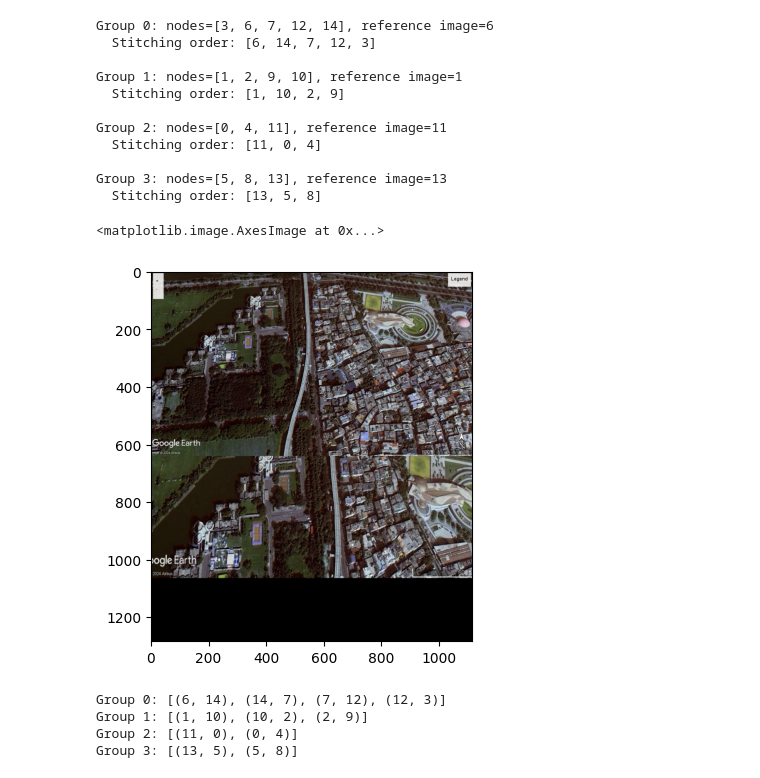
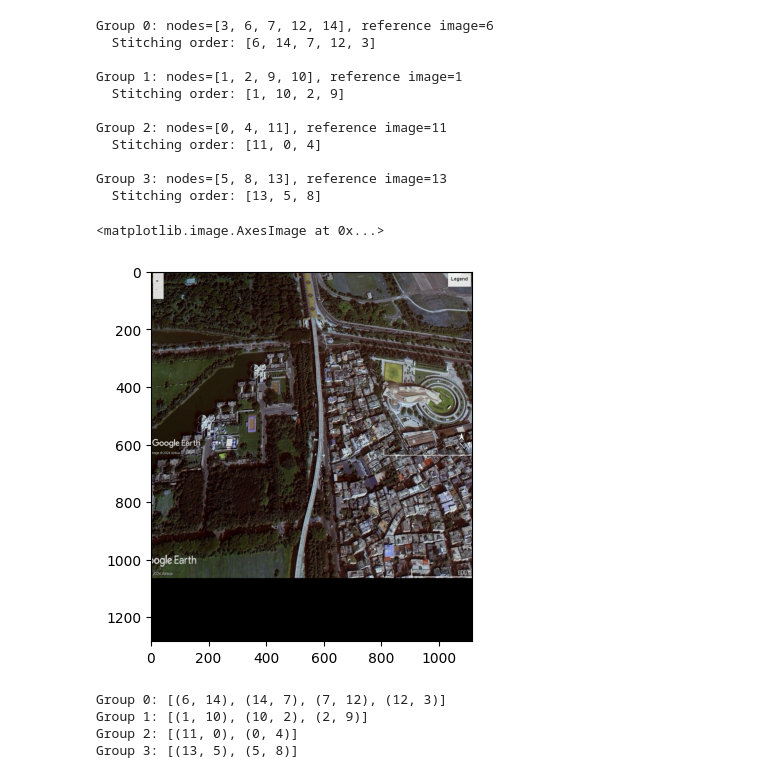
Before and after one commit to aparajaya18-star/MaptheMap, a Jupyter notebook: PBIM.ipynb, the cells around one changed output. Drawn from its saved outputs; the diff is of its cells as text; code cells hidden in the pictures.

Commit message:
correct warping and blending logic

```diff
--- a/PBIM.ipynb
+++ b/PBIM.ipynb
@@ -228,33 +228,33 @@ def warp_and_blend(img1, img2, H):
 # %%
 img1 = X_train[13]
 img2 = X_train[5]
 
 kp1, des1 = orb.detectAndCompute(img1, None)
 kp2, des2 = orb.detectAndCompute(img2, None)
 
 # Use BFMatcher to find matches between descriptors
 bf = cv2.BFMatcher(cv2.NORM_HAMMING, crossCheck=True)
 matches = bf.match(des1, des2)
 
 # Sort matches by distance (best matches first)
 matches = sorted(matches, key=lambda x: x.distance)
 
 # Draw top 10 matches
 img_matches = cv2.drawMatches(img1, kp1, img2, kp2, matches[:10], None, flags=cv2.DrawMatchesFlags_NOT_DRAW_SINGLE_POINTS)
 
 # Extract location of good matches
 pts1 = np.float32([kp1[m.queryIdx].pt for m in matches]).reshape(-1, 1, 2)
 pts2 = np.float32([kp2[m.trainIdx].pt for m in matches]).reshape(-1, 1, 2)
 
 # Find the homography matrix using RANSAC
 H, mask = cv2.findHomography(pts1, pts2, cv2.RANSAC, 5.0)
 
-img_warped = warp_and_blend(img1, img2, H)
+img_warped = warp_and_blend(img2, img1, H)
 
 plt.imshow(img_warped)
 # %% [output]
 <matplotlib.image.AxesImage at 0x...>
-[figure, old version]
+[figure, new version]
 # %%
 stitching_pairs = [[] for _ in range(len(communities))]
 
```
